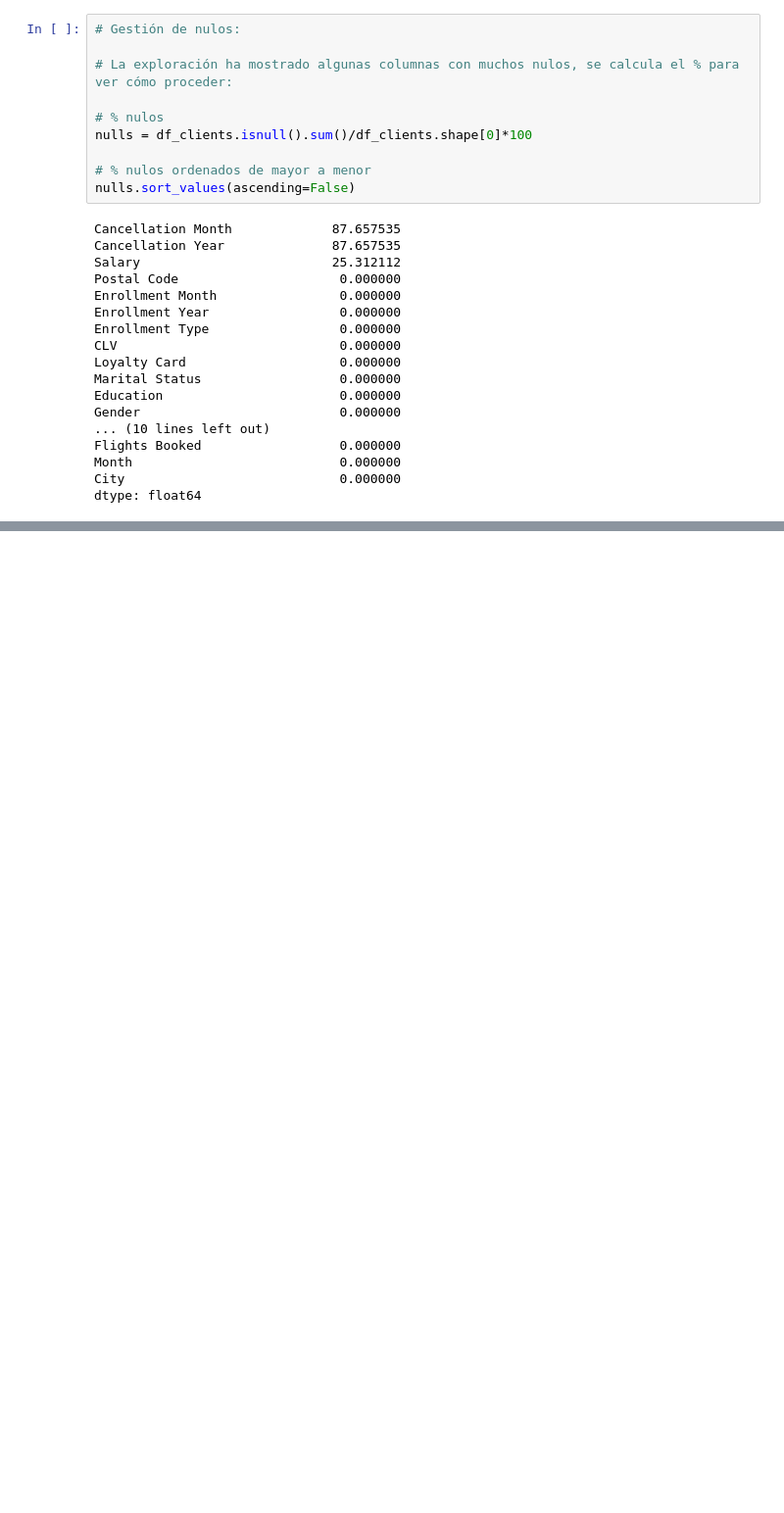
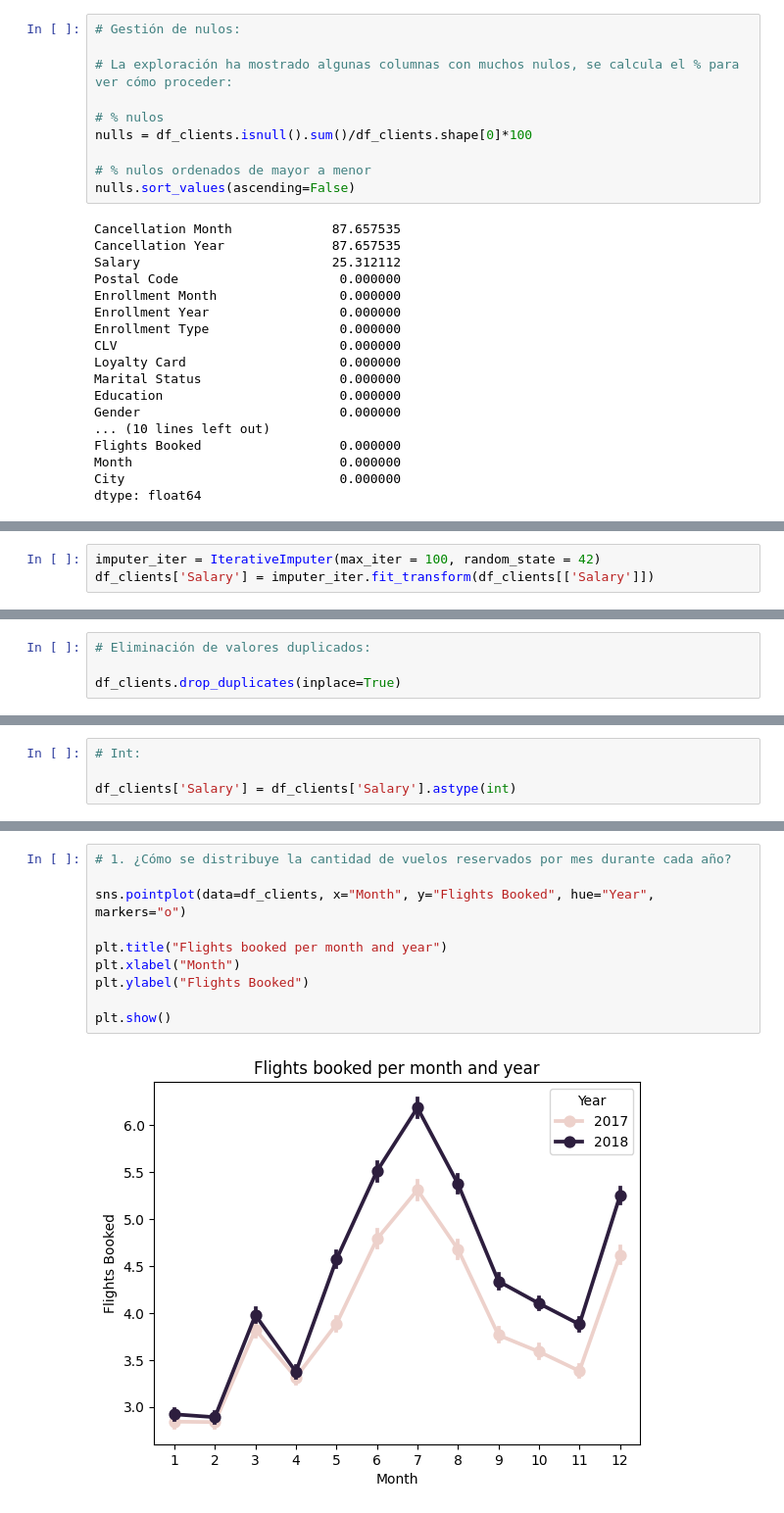
Before and after one commit to Adalab/bda-modulo-3-evaluacion-final-janarm93, a Jupyter notebook: Ejercicio_Jana.ipynb, the cells around one changed output, grey strips where cells are left out. Shown at 98% size. Cells and saved outputs as stored; diff of their text form; blank space fills up the shorter version.

```diff
--- a/Ejercicio_Jana.ipynb
+++ b/Ejercicio_Jana.ipynb
@@ -384,0 +380,3 @@ Object `columnas` not found.
+# %%
+imputer_iter = IterativeImputer(max_iter = 100, random_state = 42)
+df_clients['Salary'] = imputer_iter.fit_transform(df_clients[['Salary']])
@@ -384,0 +405,4 @@ Object `columnas` not found.
+# %%
+# Eliminación de valores duplicados:
+
+df_clients.drop_duplicates(inplace=True)
@@ -384,0 +437,4 @@ Object `columnas` not found.
+# %%
+# Int:
+
+df_clients['Salary'] = df_clients['Salary'].astype(int)
@@ -384,0 +467,12 @@ Object `columnas` not found.
+# %%
+# 1. ¿Cómo se distribuye la cantidad de vuelos reservados por mes durante cada año?
+
+sns.pointplot(data=df_clients, x="Month", y="Flights Booked", hue="Year", markers="o")
+
+plt.title("Flights booked per month and year")
+plt.xlabel("Month")
+plt.ylabel("Flights Booked")
+
+plt.show()
+# %% [output]
+[figure, added]
```
Also changed, not shown: parts of 33 cells of this notebook.
